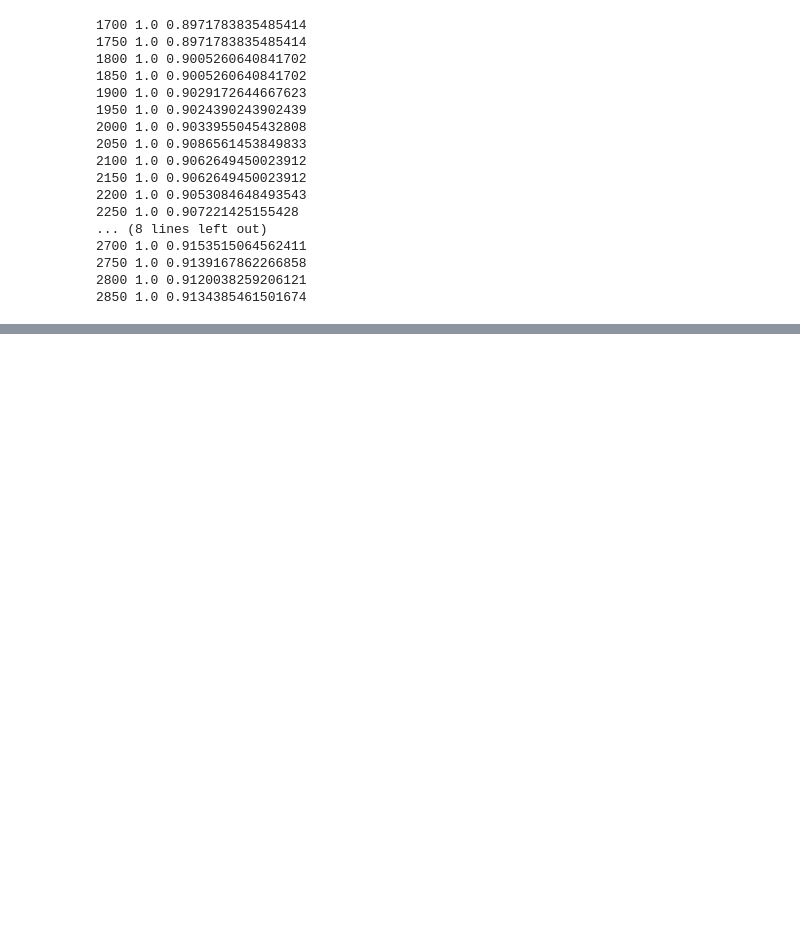
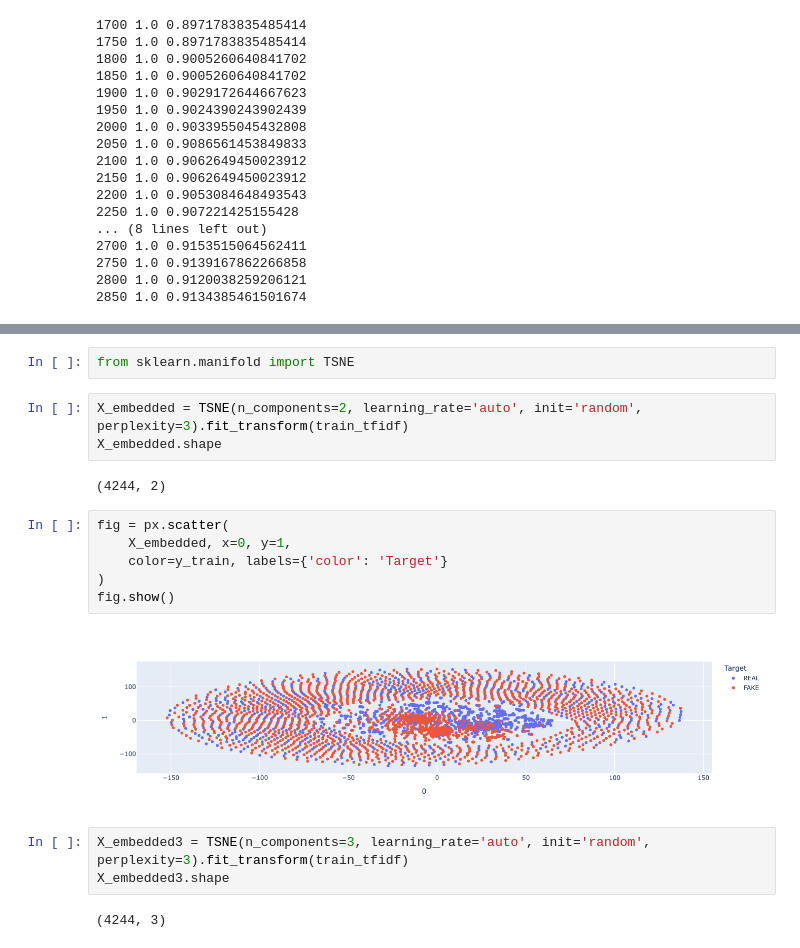
Before and after one commit to vyacheslav-ku/vkdanu, a Jupyter notebook: practical_task_1/fake_news.ipynb, the cells around one changed output, grey strips where cells are left out. Cells and saved outputs as stored; diff of their text form; blank space fills up the shorter version.

```diff
--- a/practical_task_1/fake_news.ipynb
+++ b/practical_task_1/fake_news.ipynb
@@ -206,0 +226,20 @@ fig.show()
+# %%
+from sklearn.manifold import TSNE
+# %%
+X_embedded = TSNE(n_components=2, learning_rate='auto', init='random', perplexity=3).fit_transform(train_tfidf)
+X_embedded.shape
+# %% [output]
+(4244, 2)
+# %%
+fig = px.scatter(
+    X_embedded, x=0, y=1,
+    color=y_train, labels={'color': 'Target'}
+)
+fig.show()
+# %% [output]
+[figure, added]
+# %%
+X_embedded3 = TSNE(n_components=3, learning_rate='auto', init='random', perplexity=3).fit_transform(train_tfidf)
+X_embedded3.shape
+# %% [output]
+(4244, 3)
```
Also changed, not shown: parts of 14 cells of this notebook, 6 other files.
